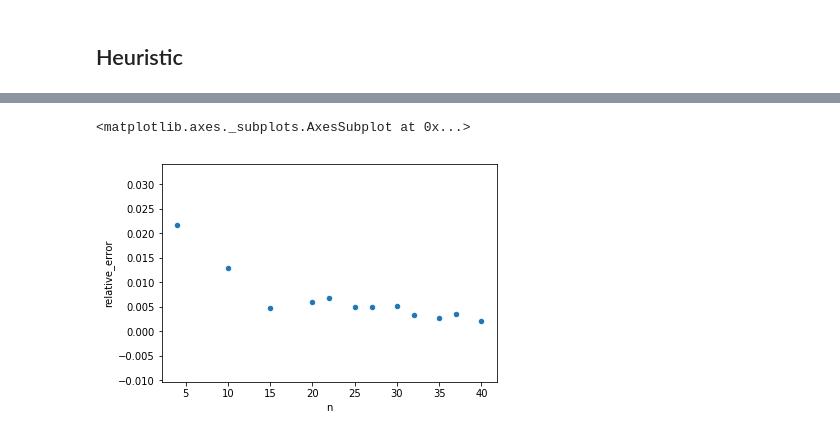
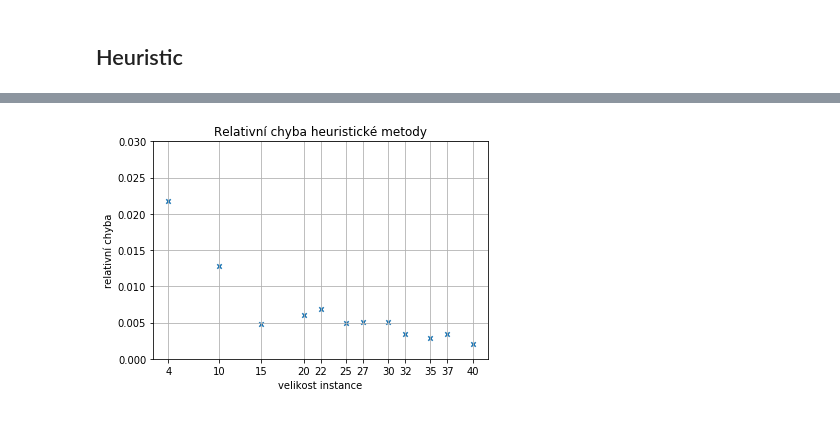
Before and after one commit to podondra/knapsack-problem, a Jupyter notebook: 01-experiments.ipynb, the cells around one changed output, grey strips where cells are left out. Drawn from its saved outputs; the diff is of its cells as text; code cells hidden in the pictures.

Commit message:
Draft of first report

```diff
--- a/01-experiments.ipynb
+++ b/01-experiments.ipynb
@@ -151,5 +113,13 @@ df.boxplot(column='relative_error', by='n')
-# %%
-df.groupby(by='n')['n', 'relative_error'].mean().plot(kind='scatter', x='n', y='relative_error')
-# %% [output]
-<matplotlib.axes._subplots.AxesSubplot at 0x...>
-[figure, removed]
+# %%
+relative_error = df.groupby(by='n')['n', 'relative_error'].mean()
+ax = relative_error.plot(kind='scatter', x='n', y='relative_error', marker='x')
+ax.set_title('Relativní chyba heuristické metody')
+ax.set_xticks(ns)
+ax.set_ylim([0, 0.03])
+ax.set_ylabel('relativní chyba')
+ax.set_xlabel('velikost instance')
+ax.grid()
+
+plt.savefig('reports/img/heuristic_relative_error.pdf')
+# %% [output]
+[figure, added]
```
Also changed, not shown: parts of 18 cells of this notebook, 4 other files.
